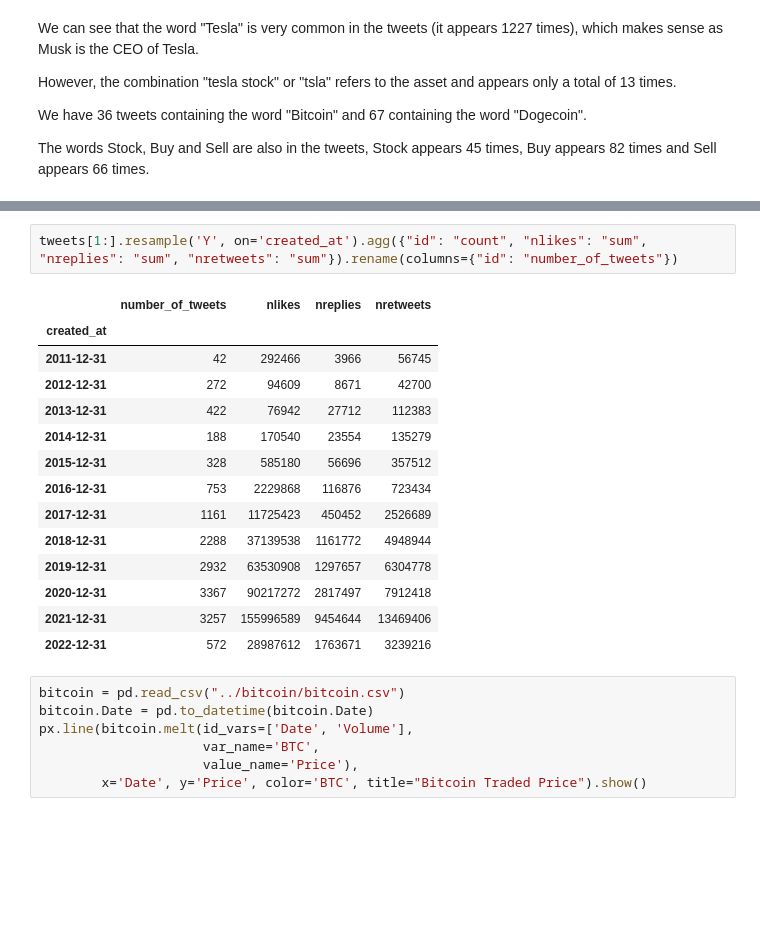
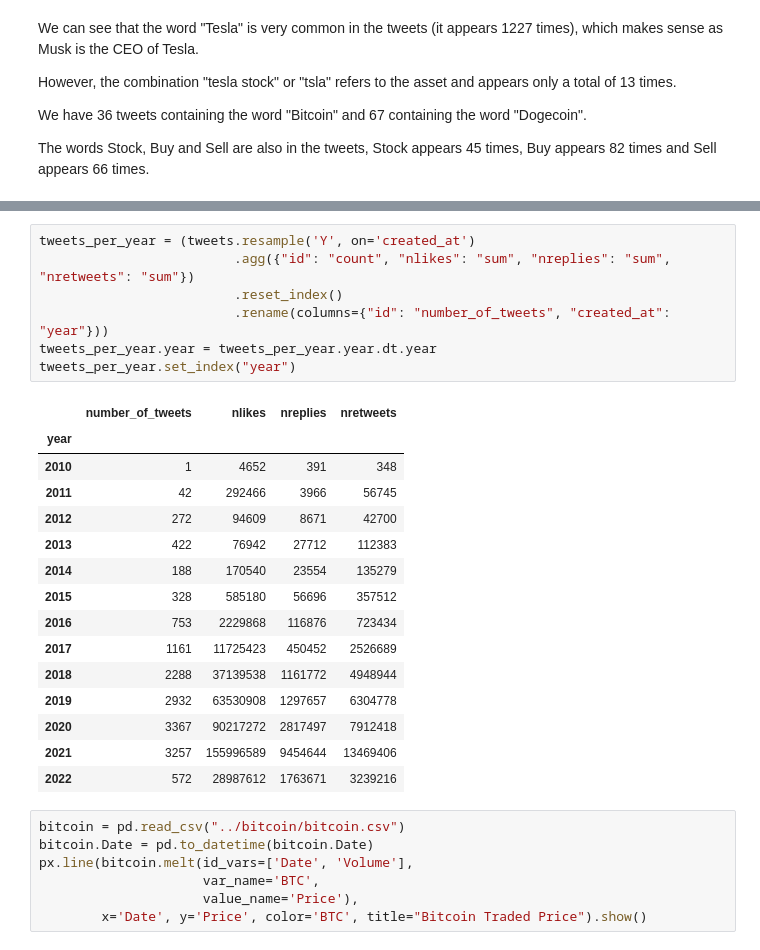
Before and after one commit to com-480-data-visualization/datavis-project-2022-visualizationclowns, a Jupyter notebook: exploration/data_exploration.ipynb, the cells around one changed output, grey strips where cells are left out. Drawn from its saved outputs; the diff is of its cells as text; blank space fills up the shorter version.

```diff
--- a/exploration/data_exploration.ipynb
+++ b/exploration/data_exploration.ipynb
@@ -93,20 +98,26 @@ px.bar(df_time, y="id", title="Number of tweets per month")
 # %%
-tweets[1:].resample('Y', on='created_at').agg({"id": "count", "nlikes": "sum", "nreplies": "sum", "nretweets": "sum"}).rename(columns={"id": "number_of_tweets"})
+tweets_per_year = (tweets.resample('Y', on='created_at')
+                         .agg({"id": "count", "nlikes": "sum", "nreplies": "sum", "nretweets": "sum"})
+                         .reset_index()
+                         .rename(columns={"id": "number_of_tweets", "created_at": "year"}))
+tweets_per_year.year = tweets_per_year.year.dt.year
+tweets_per_year.set_index("year")
 # %% [output]
 |  | number_of_tweets | nlikes | nreplies | nretweets |
-| created_at |  |  |  |  |
-| 2011-12-31 | 42 | 292466 | 3966 | 56745 |
-| 2012-12-31 | 272 | 94609 | 8671 | 42700 |
-| 2013-12-31 | 422 | 76942 | 27712 | 112383 |
-| 2014-12-31 | 188 | 170540 | 23554 | 135279 |
-| 2015-12-31 | 328 | 585180 | 56696 | 357512 |
-| 2016-12-31 | 753 | 2229868 | 116876 | 723434 |
-| 2017-12-31 | 1161 | 11725423 | 450452 | 2526689 |
-| 2018-12-31 | 2288 | 37139538 | 1161772 | 4948944 |
-| 2019-12-31 | 2932 | 63530908 | 1297657 | 6304778 |
-| 2020-12-31 | 3367 | 90217272 | 2817497 | 7912418 |
-| 2021-12-31 | 3257 | 155996589 | 9454644 | 13469406 |
-| 2022-12-31 | 572 | 28987612 | 1763671 | 3239216 |
+| year |  |  |  |  |
+| 2010 | 1 | 4652 | 391 | 348 |
+| 2011 | 42 | 292466 | 3966 | 56745 |
+| 2012 | 272 | 94609 | 8671 | 42700 |
+| 2013 | 422 | 76942 | 27712 | 112383 |
+| 2014 | 188 | 170540 | 23554 | 135279 |
+| 2015 | 328 | 585180 | 56696 | 357512 |
+| 2016 | 753 | 2229868 | 116876 | 723434 |
+| 2017 | 1161 | 11725423 | 450452 | 2526689 |
+| 2018 | 2288 | 37139538 | 1161772 | 4948944 |
+| 2019 | 2932 | 63530908 | 1297657 | 6304778 |
+| 2020 | 3367 | 90217272 | 2817497 | 7912418 |
+| 2021 | 3257 | 155996589 | 9454644 | 13469406 |
+| 2022 | 572 | 28987612 | 1763671 | 3239216 |
 # %%
 bitcoin = pd.read_csv("../bitcoin/bitcoin.csv")
 bitcoin.Date = pd.to_datetime(bitcoin.Date)
```
Also changed, not shown: parts of 6 cells of this notebook.
